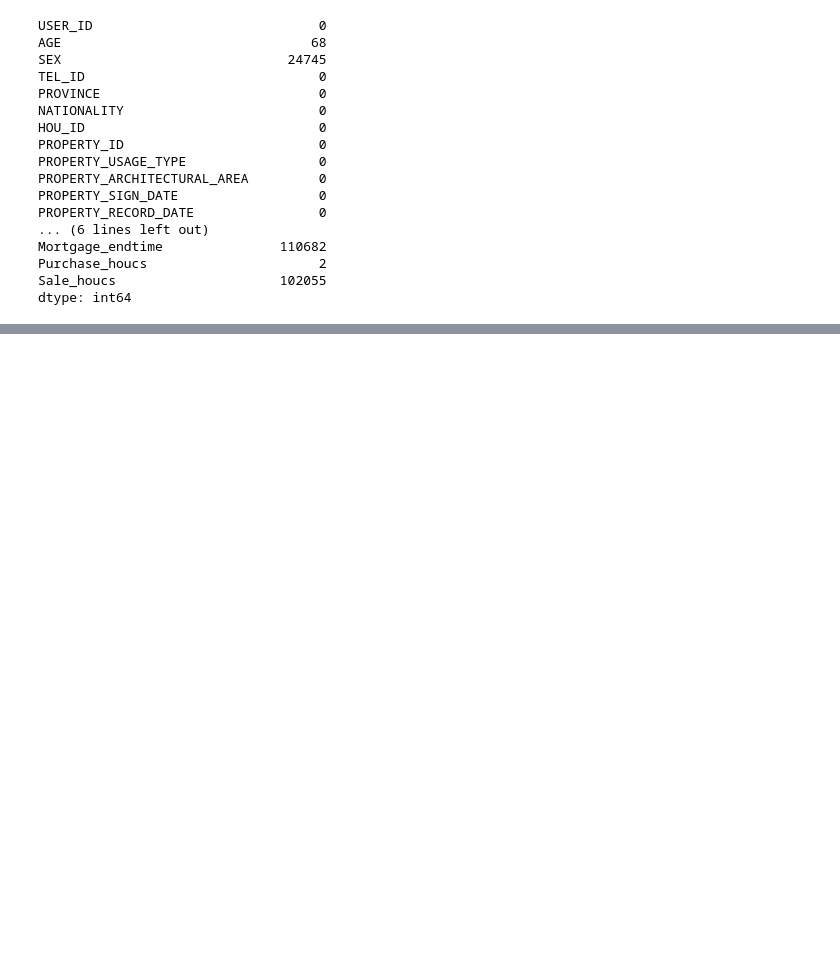
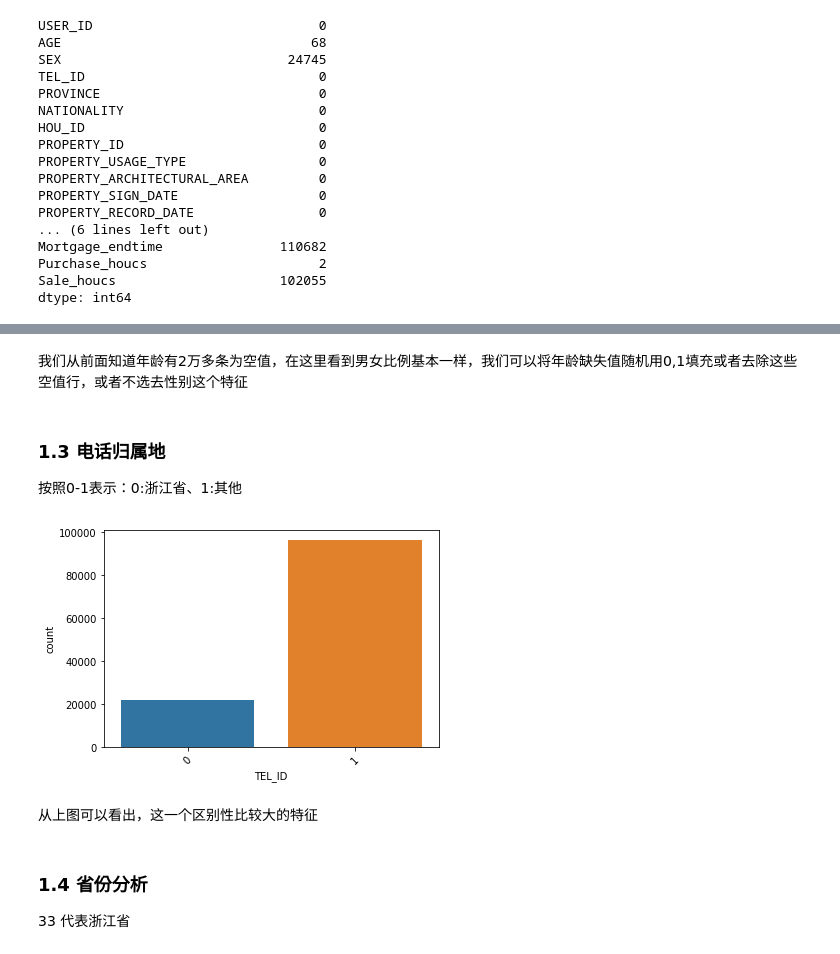
Before and after one commit to yanqiangmiffy/personal-credit-evaluation, a Jupyter notebook: 数据分析.ipynb, the cells around one changed output, grey strips where cells are left out. Saved outputs shown, nothing was run; the diff lists cells and outputs as text; code cells hidden in the pictures; blank space fills up the shorter version.

```diff
--- a/数据分析.ipynb
+++ b/数据分析.ipynb
@@ -75,0 +120,16 @@ sns.distplot(data['AGE'])
+# %% [markdown]
+我们从前面知道年龄有2万多条为空值，在这里看到男女比例基本一样，我们可以将年龄缺失值随机用0,1填充或者去除这些空值行，或者不选去性别这个特征
+# %% [markdown]
+### 1.3 电话归属地
+
+按照0-1表示：0:浙江省、1:其他
+# %%
+g=sns.countplot(x='TEL_ID',data=data)
+g = plt.setp(g.get_xticklabels(), rotation=45)
+# %% [output]
+[figure, added]
+# %% [markdown]
+从上图可以看出，这一个区别性比较大的特征
+# %% [markdown]
+### 1.4 省份分析
+33 代表浙江省
```
Also changed, not shown: parts of 17 cells of this notebook.
